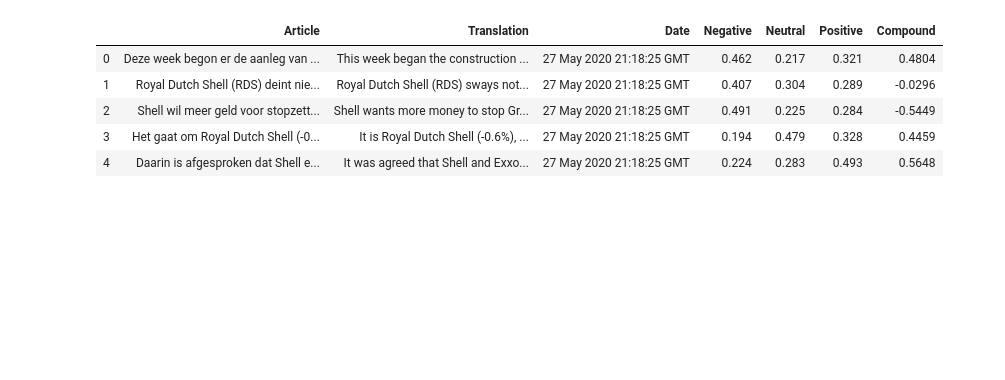
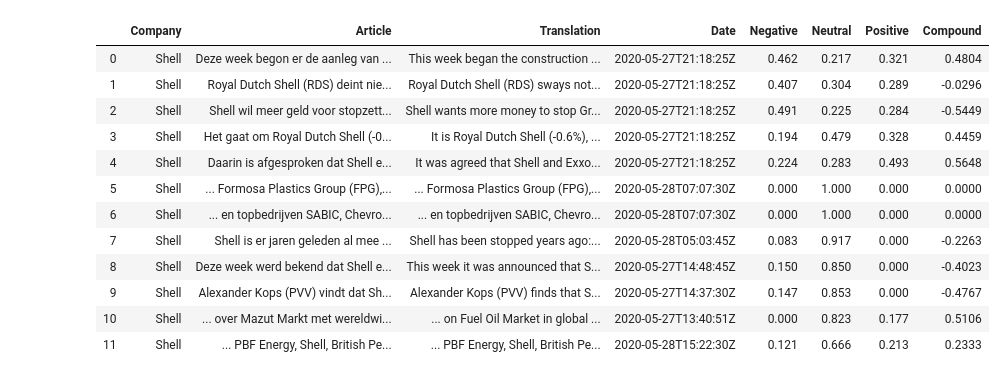
Before and after one commit to bedrijf830/Sharing-Github, a Jupyter notebook: News_Scraper.ipynb, the cells around one changed output. Saved outputs shown, nothing was run; the diff lists cells and outputs as text; code cells hidden in the pictures; blank space fills up the shorter version.

```diff
--- a/News_Scraper.ipynb
+++ b/News_Scraper.ipynb
@@ -56,14 +75,21 @@ sia.lexicon = final_lex
 # %%
-df = pd.read_csv('export_dataframe.csv')
+df0 = pd.read_csv('export_dataframe.csv')
-# %%
-df.head()
-# %% [output]
-|  | Article | Translation | Date | Negative | Neutral | Positive | Compound |
-| 0 | Deze week begon er de aanleg van ... | This week began the construction ... | 27 May 2020 21:18:25 GMT | 0.462 | 0.217 | 0.321 | 0.4804 |
-| 1 | Royal Dutch Shell (RDS) deint nie... | Royal Dutch Shell (RDS) sways not... | 27 May 2020 21:18:25 GMT | 0.407 | 0.304 | 0.289 | -0.0296 |
-| 2 | Shell wil meer geld voor stopzett... | Shell wants more money to stop Gr... | 27 May 2020 21:18:25 GMT | 0.491 | 0.225 | 0.284 | -0.5449 |
-| 3 | Het gaat om Royal Dutch Shell (-0... | It is Royal Dutch Shell (-0.6%), ... | 27 May 2020 21:18:25 GMT | 0.194 | 0.479 | 0.328 | 0.4459 |
-| 4 | Daarin is afgesproken dat Shell e... | It was agreed that Shell and Exxo... | 27 May 2020 21:18:25 GMT | 0.224 | 0.283 | 0.493 | 0.5648 |
+# %%
+df0
+# %% [output]
+|  | Company | Article | Translation | Date | Negative | Neutral | Positive | Compound |
+| 0 | Shell | Deze week begon er de aanleg van ... | This week began the construction ... | 2020-05-27T21:18:25Z | 0.462 | 0.217 | 0.321 | 0.4804 |
+| 1 | Shell | Royal Dutch Shell (RDS) deint nie... | Royal Dutch Shell (RDS) sways not... | 2020-05-27T21:18:25Z | 0.407 | 0.304 | 0.289 | -0.0296 |
+| 2 | Shell | Shell wil meer geld voor stopzett... | Shell wants more money to stop Gr... | 2020-05-27T21:18:25Z | 0.491 | 0.225 | 0.284 | -0.5449 |
+| 3 | Shell | Het gaat om Royal Dutch Shell (-0... | It is Royal Dutch Shell (-0.6%), ... | 2020-05-27T21:18:25Z | 0.194 | 0.479 | 0.328 | 0.4459 |
+| 4 | Shell | Daarin is afgesproken dat Shell e... | It was agreed that Shell and Exxo... | 2020-05-27T21:18:25Z | 0.224 | 0.283 | 0.493 | 0.5648 |
+| 5 | Shell | ... Formosa Plastics Group (FPG),... | ... Formosa Plastics Group (FPG),... | 2020-05-28T07:07:30Z | 0.000 | 1.000 | 0.000 | 0.0000 |
+| 6 | Shell | ... en topbedrijven SABIC, Chevro... | ... en topbedrijven SABIC, Chevro... | 2020-05-28T07:07:30Z | 0.000 | 1.000 | 0.000 | 0.0000 |
+| 7 | Shell | Shell is er jaren geleden al mee ... | Shell has been stopped years ago:... | 2020-05-28T05:03:45Z | 0.083 | 0.917 | 0.000 | -0.2263 |
+| 8 | Shell | Deze week werd bekend dat Shell e... | This week it was announced that S... | 2020-05-27T14:48:45Z | 0.150 | 0.850 | 0.000 | -0.4023 |
+| 9 | Shell | Alexander Kops (PVV) vindt dat Sh... | Alexander Kops (PVV) finds that S... | 2020-05-27T14:37:30Z | 0.147 | 0.853 | 0.000 | -0.4767 |
+| 10 | Shell | ... over Mazut Markt met wereldwi... | ... on Fuel Oil Market in global ... | 2020-05-27T13:40:51Z | 0.000 | 0.823 | 0.177 | 0.5106 |
+| 11 | Shell | ... PBF Energy, Shell, British Pe... | ... PBF Energy, Shell, British Pe... | 2020-05-28T15:22:30Z | 0.121 | 0.666 | 0.213 | 0.2333 |
 # %%
 from bs4 import BeautifulSoup
 shell = feedparser.parse("https://www.google.com/alerts/feeds/11557311996690746829/885257184118668742")
```
Also changed, not shown: parts of 22 cells of this notebook, 17 other files.
